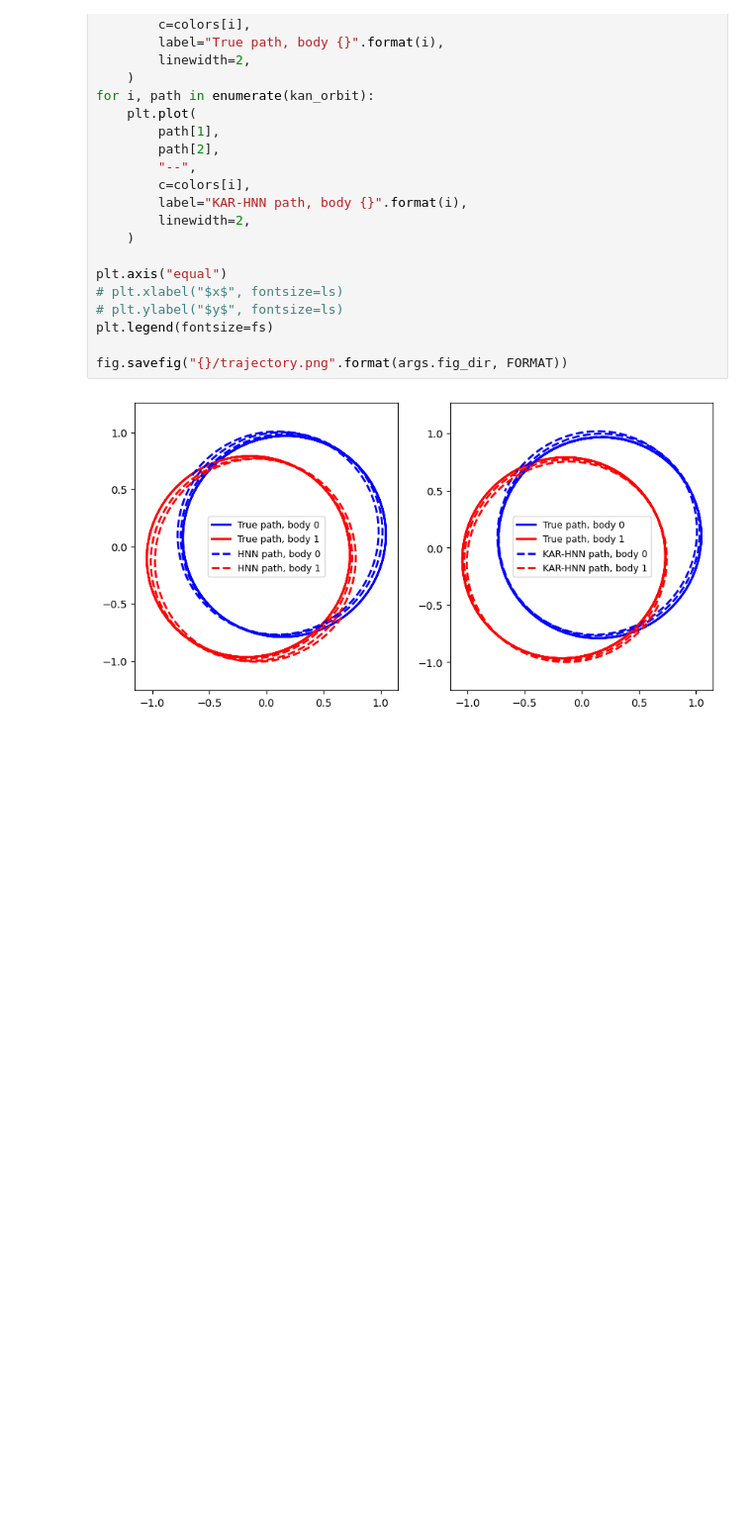
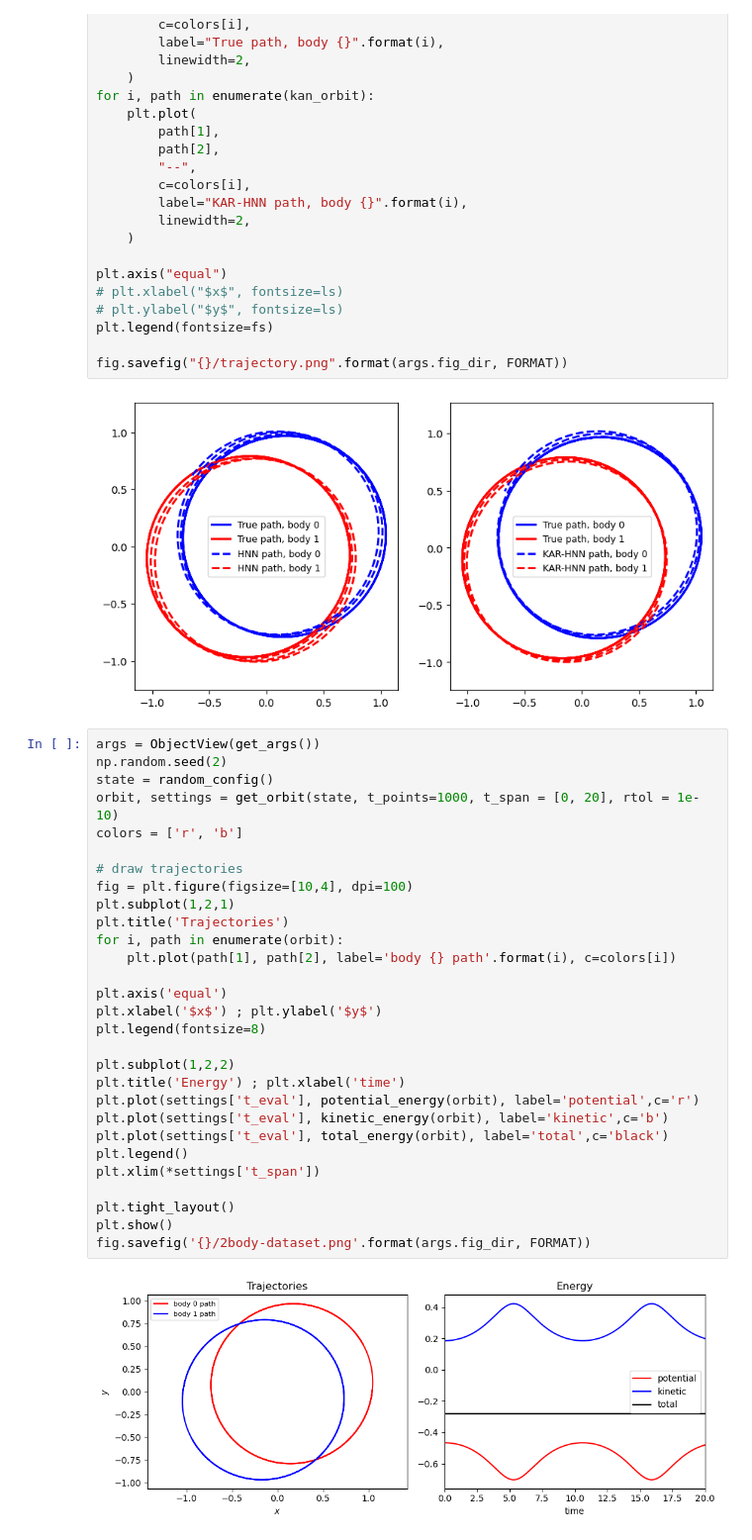
Before and after one commit to ZongyuWu97/hamiltonian-nn, a Jupyter notebook: analyze-2body.ipynb, the cells around one changed output. Shown at 99% size. Cells and saved outputs as stored; diff of their text form; blank space fills up the shorter version.

Commit message:
add more graphs

```diff
--- a/analyze-2body.ipynb
+++ b/analyze-2body.ipynb
@@ -803,3 +803,34 @@ plt.legend(fontsize=fs)
 fig.savefig("{}/trajectory.png".format(args.fig_dir, FORMAT))
 # %% [output]
 [figure]
+# %%
+args = ObjectView(get_args())
+np.random.seed(2)
+state = random_config()
+orbit, settings = get_orbit(state, t_points=1000, t_span = [0, 20], rtol = 1e-10)
+colors = ['r', 'b']
+
+# draw trajectories
+fig = plt.figure(figsize=[10,4], dpi=100)
+plt.subplot(1,2,1)
+plt.title('Trajectories')
+for i, path in enumerate(orbit):
+    plt.plot(path[1], path[2], label='body {} path'.format(i), c=colors[i])
+
+plt.axis('equal')
+plt.xlabel('$x$') ; plt.ylabel('$y$')
+plt.legend(fontsize=8)
+
+plt.subplot(1,2,2)
+plt.title('Energy') ; plt.xlabel('time')
+plt.plot(settings['t_eval'], potential_energy(orbit), label='potential',c='r')
+plt.plot(settings['t_eval'], kinetic_energy(orbit), label='kinetic',c='b')
+plt.plot(settings['t_eval'], total_energy(orbit), label='total',c='black')
+plt.legend()
+plt.xlim(*settings['t_span'])
+
+plt.tight_layout()
+plt.show()
+fig.savefig('{}/2body-dataset.png'.format(args.fig_dir, FORMAT))
+# %% [output]
+[figure, added]
```
Also changed, not shown: 12 other files.
